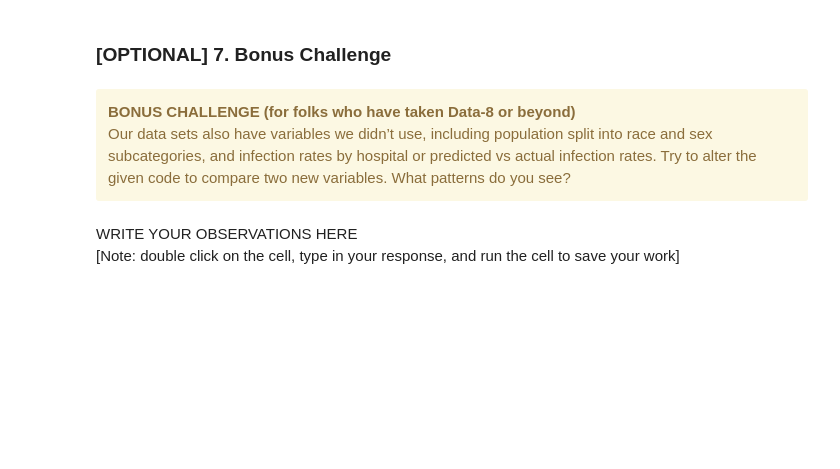
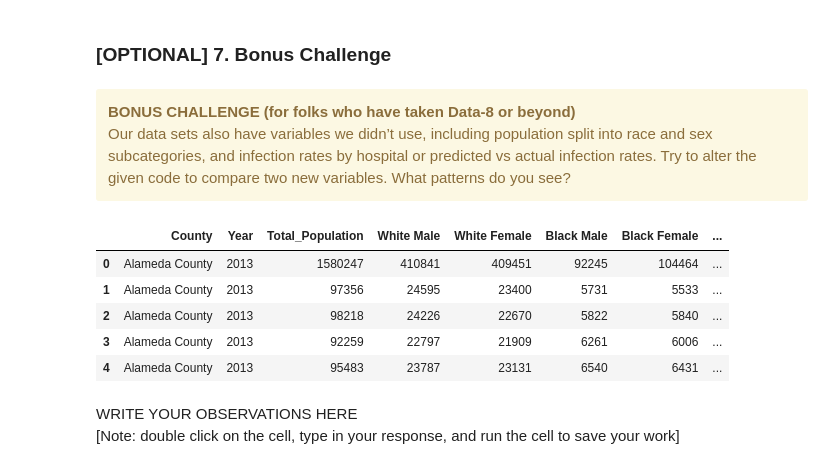
Before and after one commit to ds-modules/MCB-50, a Jupyter notebook: MCB-50 Draft 2.ipynb, the cells around one changed output. Cells and saved outputs as stored; diff of their text form; code cells hidden in the pictures; blank space fills up the shorter version.

Commit message:
created new census table for bonus question

```diff
--- a/MCB-50 Draft 2.ipynb
+++ b/MCB-50 Draft 2.ipynb
@@ -328,6 +328,16 @@ REPLACE THIS TEXT WITH YOUR RESPONSE
     Our data sets also have variables we didn’t use, including population split into race and sex subcategories, and infection rates by hospital or predicted vs actual infection rates. Try to alter the given code to compare two new variables. What patterns do you see?
 
 </div>
+# %%
+census_bonus = pd.read_csv('census_bonus.csv')
+census_bonus.head()
+# %% [output]
+|  | County | Year | Total_Population | White Male | White Female | Black Male | Black Female | ... |
+| 0 | Alameda County | 2013 | 1580247 | 410841 | 409451 | 92245 | 104464 | ... |
+| 1 | Alameda County | 2013 | 97356 | 24595 | 23400 | 5731 | 5533 | ... |
+| 2 | Alameda County | 2013 | 98218 | 24226 | 22670 | 5822 | 5840 | ... |
+| 3 | Alameda County | 2013 | 92259 | 22797 | 21909 | 6261 | 6006 | ... |
+| 4 | Alameda County | 2013 | 95483 | 23787 | 23131 | 6540 | 6431 | ... |
 # %% [markdown]
 WRITE YOUR OBSERVATIONS HERE
 <br> [Note: double click on the cell, type in your response, and run the cell to save your work]
```
Also changed, not shown: 2 other files.
